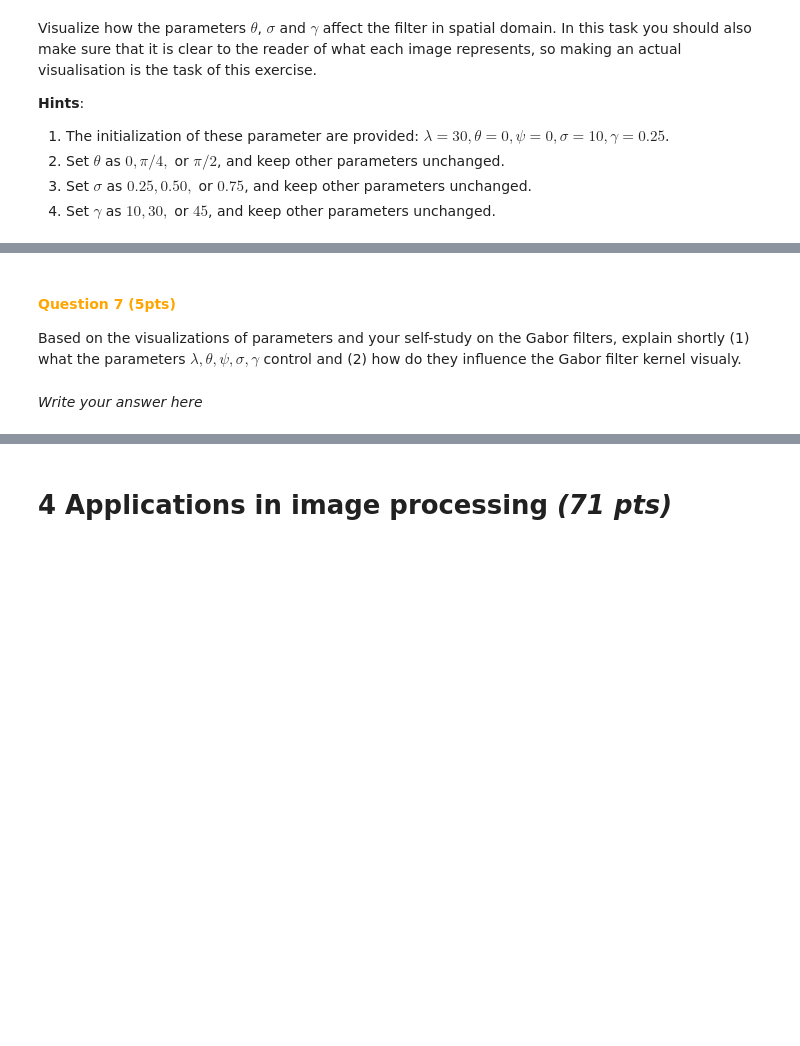
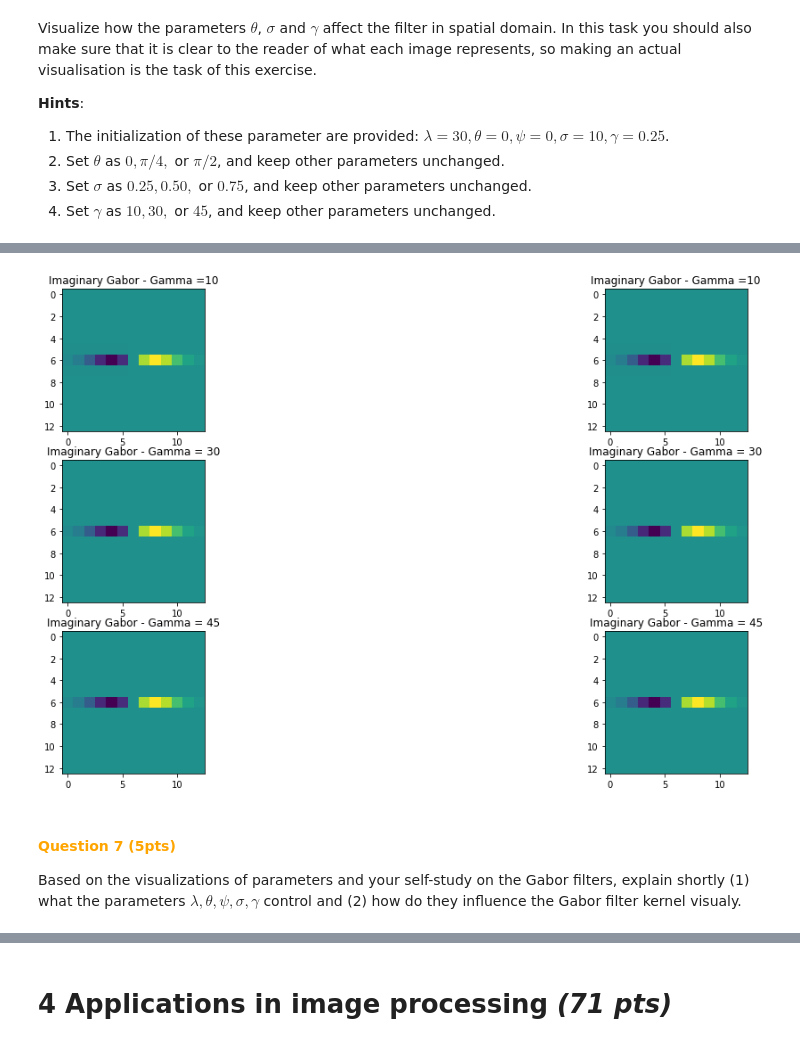
Before and after one commit to Bart-Aaldering/CV1assignment2, a Jupyter notebook: 15214052_15187853_12392308.ipynb, the cells around one changed output, grey strips where cells are left out. Drawn from its saved outputs; the diff is of its cells as text; code cells hidden in the pictures; blank space fills up the shorter version.

```diff
--- a/15214052_15187853_12392308.ipynb
+++ b/15214052_15187853_12392308.ipynb
@@ -556,30 +616,30 @@ for i, ax in enumerate(axes.flat):
 # %%
 # YOUR CODE HERE FOR GAMMA
 gabors_real = []
 gabors_imaginary=[]
 for gam in [10, 30, 45]:
     gabors_real.append(createGabor(sigma,theta,lamda,psi,gam)[:,:,0])
     gabors_imaginary.append(createGabor(sigma,theta,lamda,psi,gam)[:,:,1])
 
 fig, axes = plt.subplots(3, 2, figsize=(20, 10))
 for i, ax in enumerate(axes.flat):
     if i == 0 or i==1:
         ax.imshow(gabors_real[0])
-        ax.set_title(f"Real Gabor - Theta = 10")
+        ax.set_title(f"Real Gabor - Gamma = 10")
         ax.imshow(gabors_imaginary[0])
-        ax.set_title(f"Imaginary Gabor - Theta =10")
+        ax.set_title(f"Imaginary Gabor - Gamma =10")
     elif i==2 or i==3:
         ax.imshow(gabors_real[1])
-        ax.set_title(f"Real Gabor - Theta = 30")
+        ax.set_title(f"Real Gabor - Gamma = 30")
         ax.imshow(gabors_imaginary[1])
-        ax.set_title(f"Imaginary Gabor - Theta = 30")
+        ax.set_title(f"Imaginary Gabor - Gamma = 30")
     elif i==4 or i==5:
         ax.imshow(gabors_real[2])
-        ax.set_title(f"Real Gabor - Theta = 45")
+        ax.set_title(f"Real Gabor - Gamma = 45")
         ax.imshow(gabors_imaginary[ 2])
-        ax.set_title(f"Imaginary Gabor - Theta = 45")
+        ax.set_title(f"Imaginary Gabor - Gamma = 45")
+# %% [output]
+[figure, added]
 # %% [markdown]
 #### <span style="color:orange;"> Question 7 (5pts) </span>
 Based on the visualizations of parameters and your self-study on the Gabor filters, explain shortly (1) what the parameters $\lambda, \theta, \psi, \sigma, \gamma$ control and (2) how do they influence the Gabor filter kernel visualy.
-# %% [markdown]
-*Write your answer here*
```
Also changed, not shown: parts of 16 cells of this notebook.
